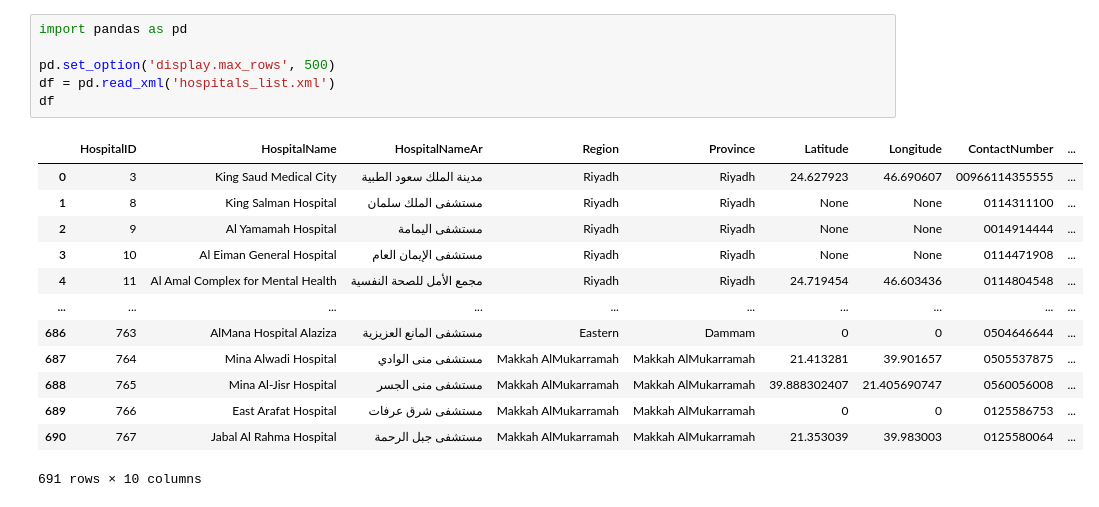
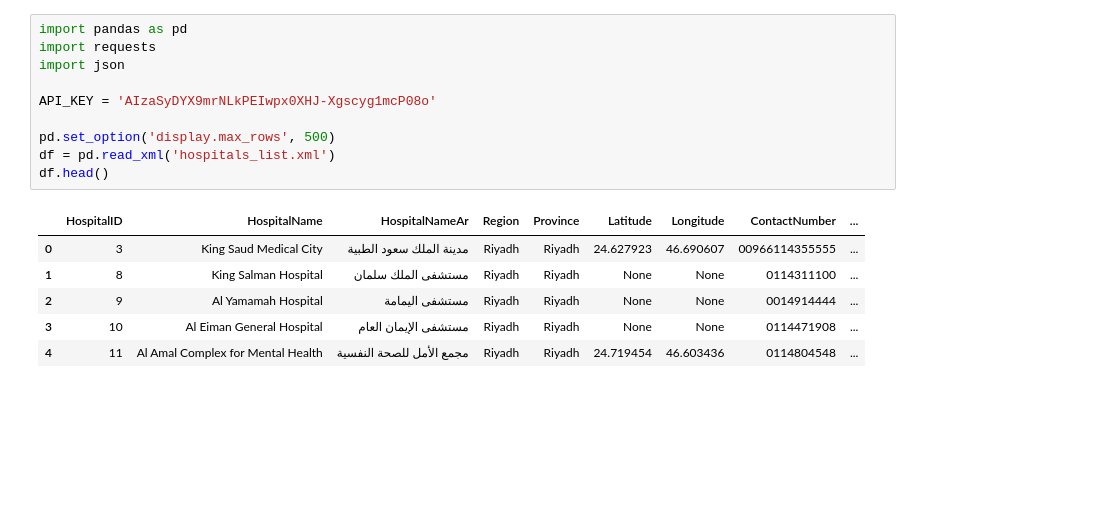
Before and after one commit to vdotup/cbahi-hospitals-list, a Jupyter notebook: main.ipynb, the cells around one changed output. Drawn from its saved outputs; the diff is of its cells as text; blank space fills up the shorter version.

```diff
--- a/main.ipynb
+++ b/main.ipynb
@@ -1,20 +1,17 @@
 # %%
 import pandas as pd
+import requests
+import json
+
+API_KEY = 'AIzaSyDYX9mrNLkPEIwpx0XHJ-Xgscyg1mcP08o'
 
 pd.set_option('display.max_rows', 500)
 df = pd.read_xml('hospitals_list.xml')
-df
+df.head()
 # %% [output]
 |  | HospitalID | HospitalName | HospitalNameAr | Region | Province | Latitude | Longitude | ContactNumber | ... |
 | 0 | 3 | King Saud Medical City | مدينة الملك سعود الطبية | Riyadh | Riyadh | 24.627923 | 46.690607 | 00966114355555 | ... |
 | 1 | 8 | King Salman Hospital | مستشفى الملك سلمان | Riyadh | Riyadh | None | None | 0114311100 | ... |
 | 2 | 9 | Al Yamamah Hospital | مستشفى اليمامة | Riyadh | Riyadh | None | None | 0014914444 | ... |
 | 3 | 10 | Al Eiman General Hospital | مستشفى الإيمان العام | Riyadh | Riyadh | None | None | 0114471908 | ... |
 | 4 | 11 | Al Amal Complex for Mental Health | مجمع الأمل للصحة النفسية | Riyadh | Riyadh | 24.719454 | 46.603436 | 0114804548 | ... |
-| ... | ... | ... | ... | ... | ... | ... | ... | ... | ... |
-| 686 | 763 | AlMana Hospital Alaziza | مستشفى المانع العزيزية | Eastern | Dammam | 0 | 0 | 0504646644 | ... |
-| 687 | 764 | Mina Alwadi Hospital | مستشفى منى الوادي | Makkah AlMukarramah | Makkah AlMukarramah | 21.413281 | 39.901657 | 0505537875 | ... |
-| 688 | 765 | Mina Al-Jisr Hospital | مستشفى منى الجسر | Makkah AlMukarramah | Makkah AlMukarramah | 39.888302407 | 21.405690747 | 0560056008 | ... |
-| 689 | 766 | East Arafat Hospital | مستشفى شرق عرفات | Makkah AlMukarramah | Makkah AlMukarramah | 0 | 0 | 0125586753 | ... |
-| 690 | 767 | Jabal Al Rahma Hospital | مستشفى جبل الرحمة | Makkah AlMukarramah | Makkah AlMukarramah | 21.353039 | 39.983003 | 0125580064 | ... |
-691 rows × 10 columns
```
Also changed, not shown: parts of 10 cells of this notebook, 1 other file.
